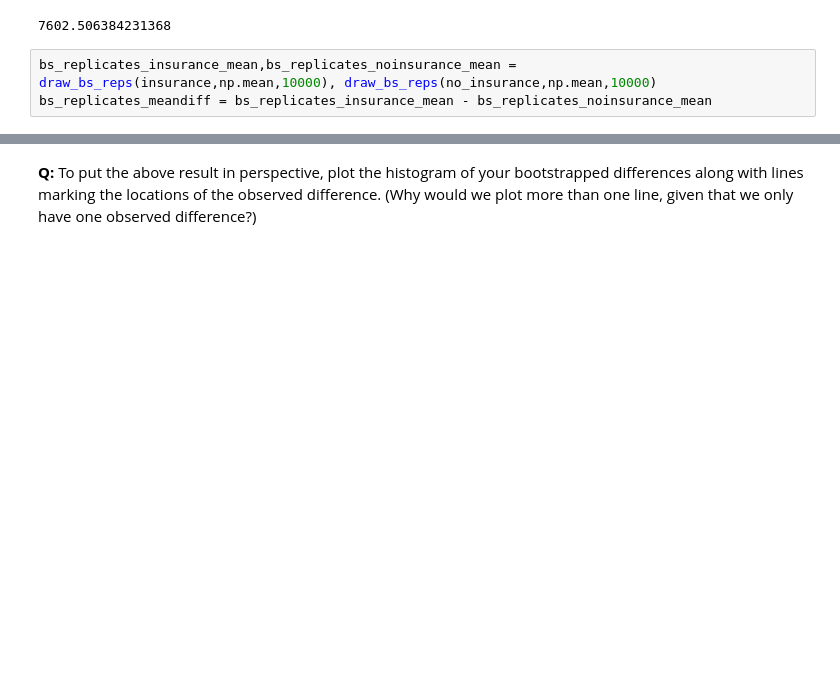
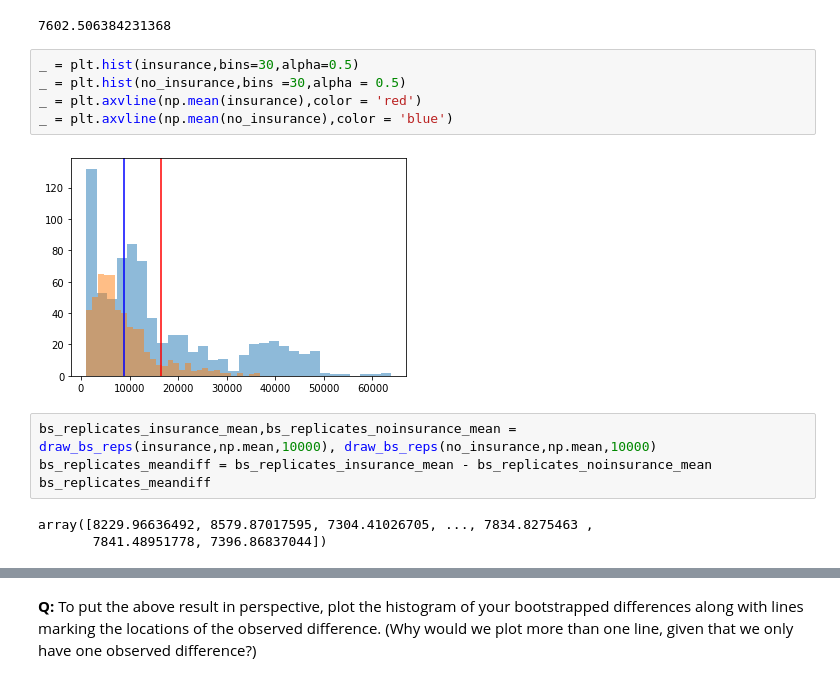
Before and after one commit to alwynpinto/Springboard, a Jupyter notebook: inferential_statistics_2-Q.ipynb, the cells around one changed output, grey strips where cells are left out. Drawn from its saved outputs; the diff is of its cells as text; blank space fills up the shorter version.

```diff
--- a/inferential_statistics_2-Q.ipynb
+++ b/inferential_statistics_2-Q.ipynb
@@ -152,6 +152,17 @@ empirical_diff_of_means = np.mean(insurance) - np.mean(no_insurance)
 empirical_diff_of_means
 # %% [output]
 7602.506384231368
+# %%
+_ = plt.hist(insurance,bins=30,alpha=0.5)
+_ = plt.hist(no_insurance,bins =30,alpha = 0.5)
+_ = plt.axvline(np.mean(insurance),color = 'red')
+_ = plt.axvline(np.mean(no_insurance),color = 'blue')
+# %% [output]
+[figure, added]
 # %%
 bs_replicates_insurance_mean,bs_replicates_noinsurance_mean = draw_bs_reps(insurance,np.mean,10000), draw_bs_reps(no_insurance,np.mean,10000)
 bs_replicates_meandiff = bs_replicates_insurance_mean - bs_replicates_noinsurance_mean
+bs_replicates_meandiff
+# %% [output]
+array([8229.96636492, 8579.87017595, 7304.41026705, ..., 7834.8275463 ,
+       7841.48951778, 7396.86837044])
```
Also changed, not shown: parts of 3 cells of this notebook.
